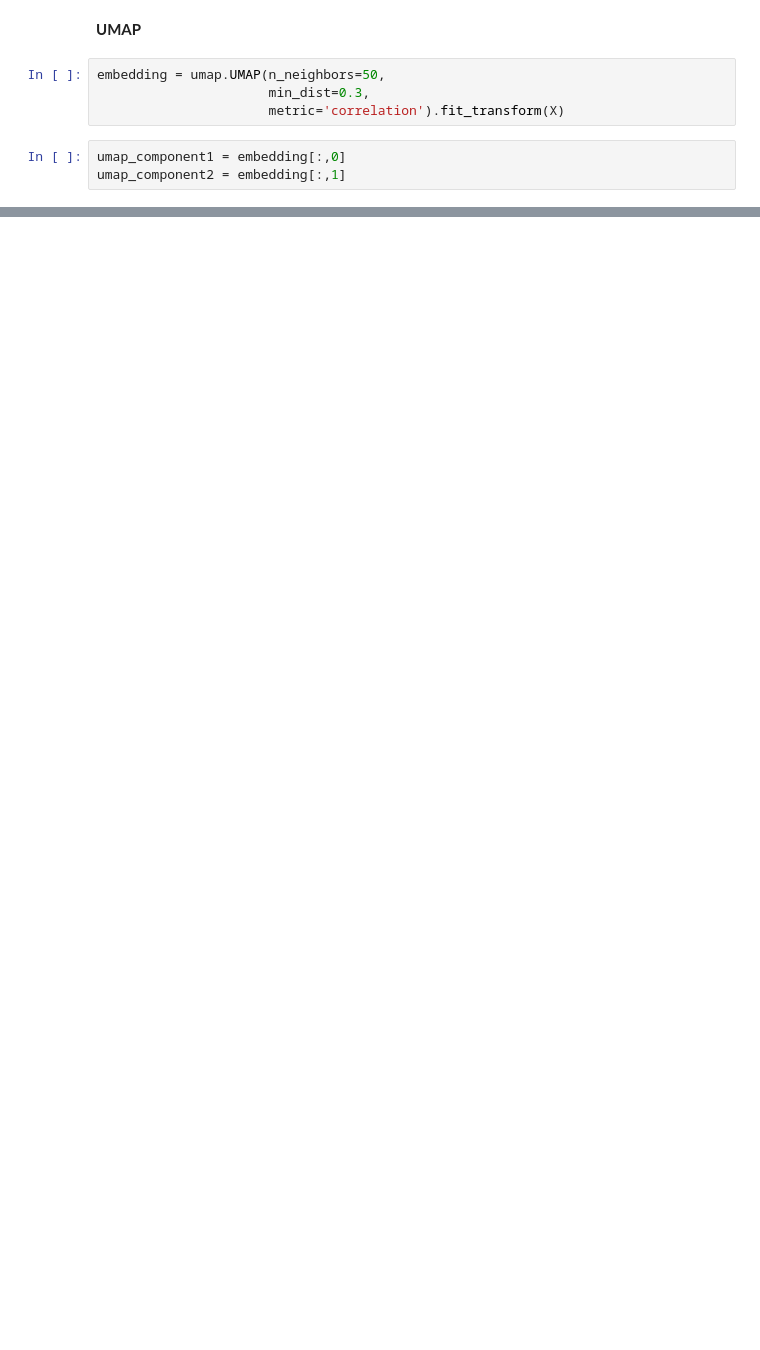
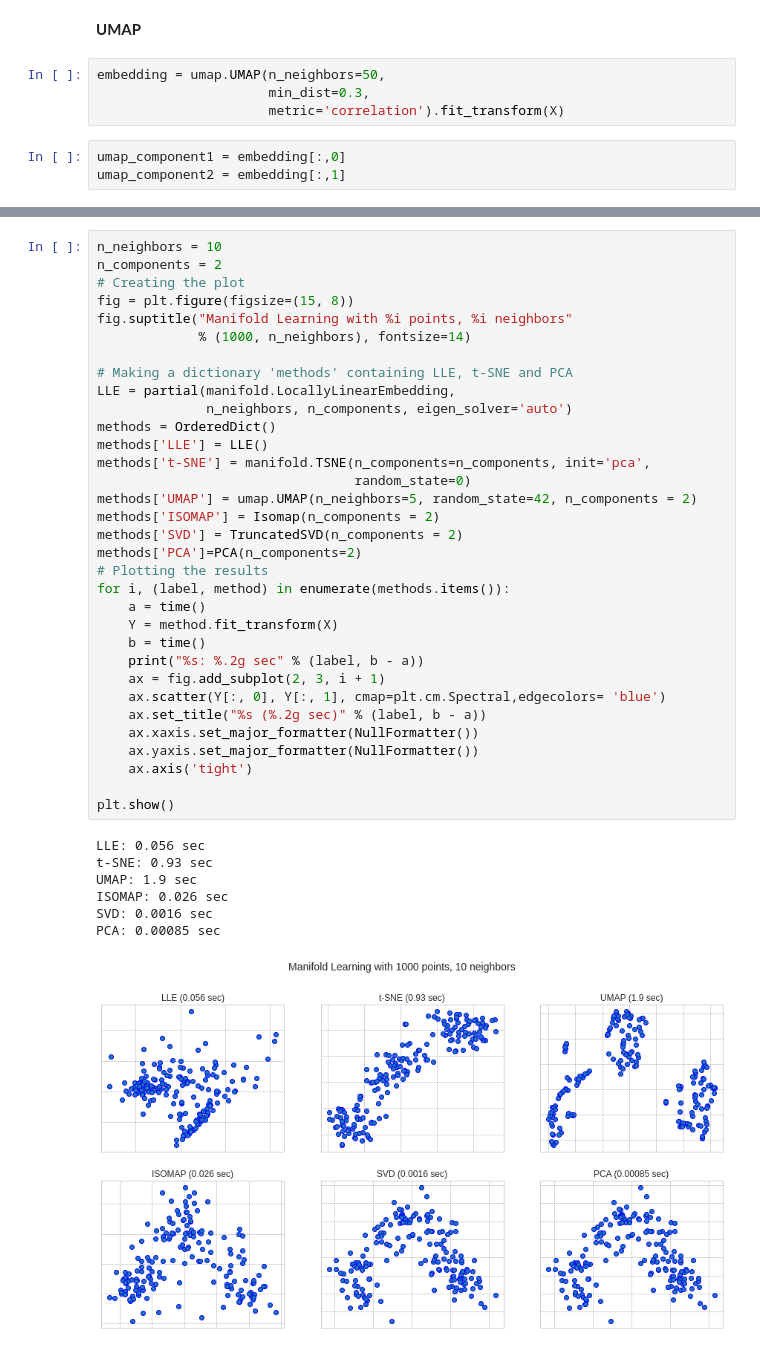
Before and after one commit to jithesh9539/Dimensionality_Reduction_Technique, a Jupyter notebook: PCA_SVD_TSNE_UMAP.ipynb, the cells around one changed output, grey strips where cells are left out. Drawn from its saved outputs; the diff is of its cells as text; blank space fills up the shorter version.

```diff
--- a/PCA_SVD_TSNE_UMAP.ipynb
+++ b/PCA_SVD_TSNE_UMAP.ipynb
@@ -437,0 +488,41 @@ plt.scatter(umap_component1, umap_component2)
+# %%
+n_neighbors = 10
+n_components = 2
+# Creating the plot
+fig = plt.figure(figsize=(15, 8))
+fig.suptitle("Manifold Learning with %i points, %i neighbors"
+             % (1000, n_neighbors), fontsize=14)
+
+# Making a dictionary 'methods' containing LLE, t-SNE and PCA
+LLE = partial(manifold.LocallyLinearEmbedding,
+              n_neighbors, n_components, eigen_solver='auto')
+methods = OrderedDict()
+methods['LLE'] = LLE()
+methods['t-SNE'] = manifold.TSNE(n_components=n_components, init='pca',
+                                 random_state=0)
+methods['UMAP'] = umap.UMAP(n_neighbors=5, random_state=42, n_components = 2)
+methods['ISOMAP'] = Isomap(n_components = 2)
+methods['SVD'] = TruncatedSVD(n_components = 2)
+methods['PCA']=PCA(n_components=2)
+# Plotting the results
+for i, (label, method) in enumerate(methods.items()):
+    a = time()
+    Y = method.fit_transform(X)
+    b = time()
+    print("%s: %.2g sec" % (label, b - a))
+    ax = fig.add_subplot(2, 3, i + 1)
+    ax.scatter(Y[:, 0], Y[:, 1], cmap=plt.cm.Spectral,edgecolors= 'blue')
+    ax.set_title("%s (%.2g sec)" % (label, b - a))
+    ax.xaxis.set_major_formatter(NullFormatter())
+    ax.yaxis.set_major_formatter(NullFormatter())
+    ax.axis('tight')
+
+plt.show()
+# %% [output]
+LLE: 0.056 sec
+t-SNE: 0.93 sec
+UMAP: 1.9 sec
+ISOMAP: 0.026 sec
+SVD: 0.0016 sec
+PCA: 0.00085 sec
+[figure, added]
```
Also changed, not shown: parts of 24 cells of this notebook.
